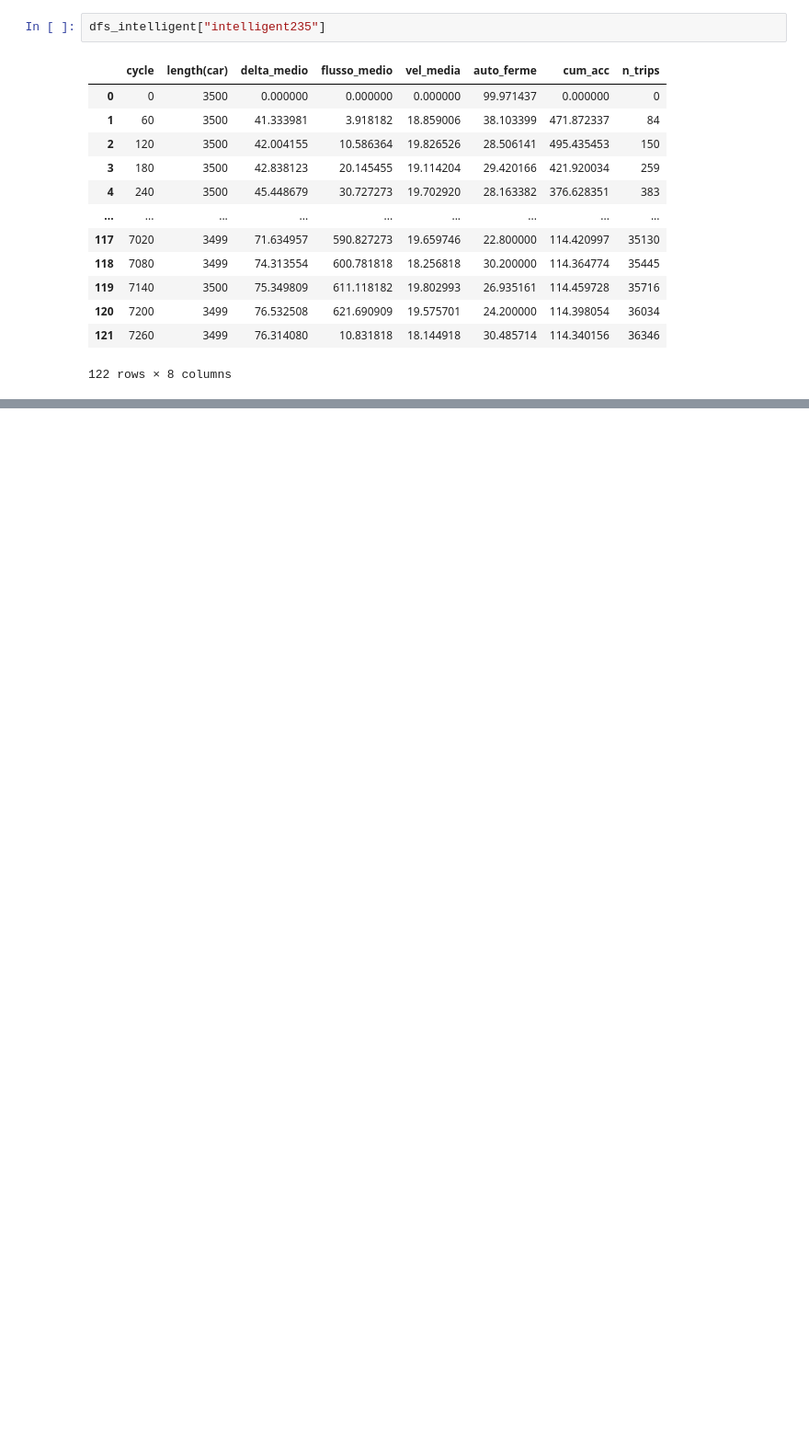
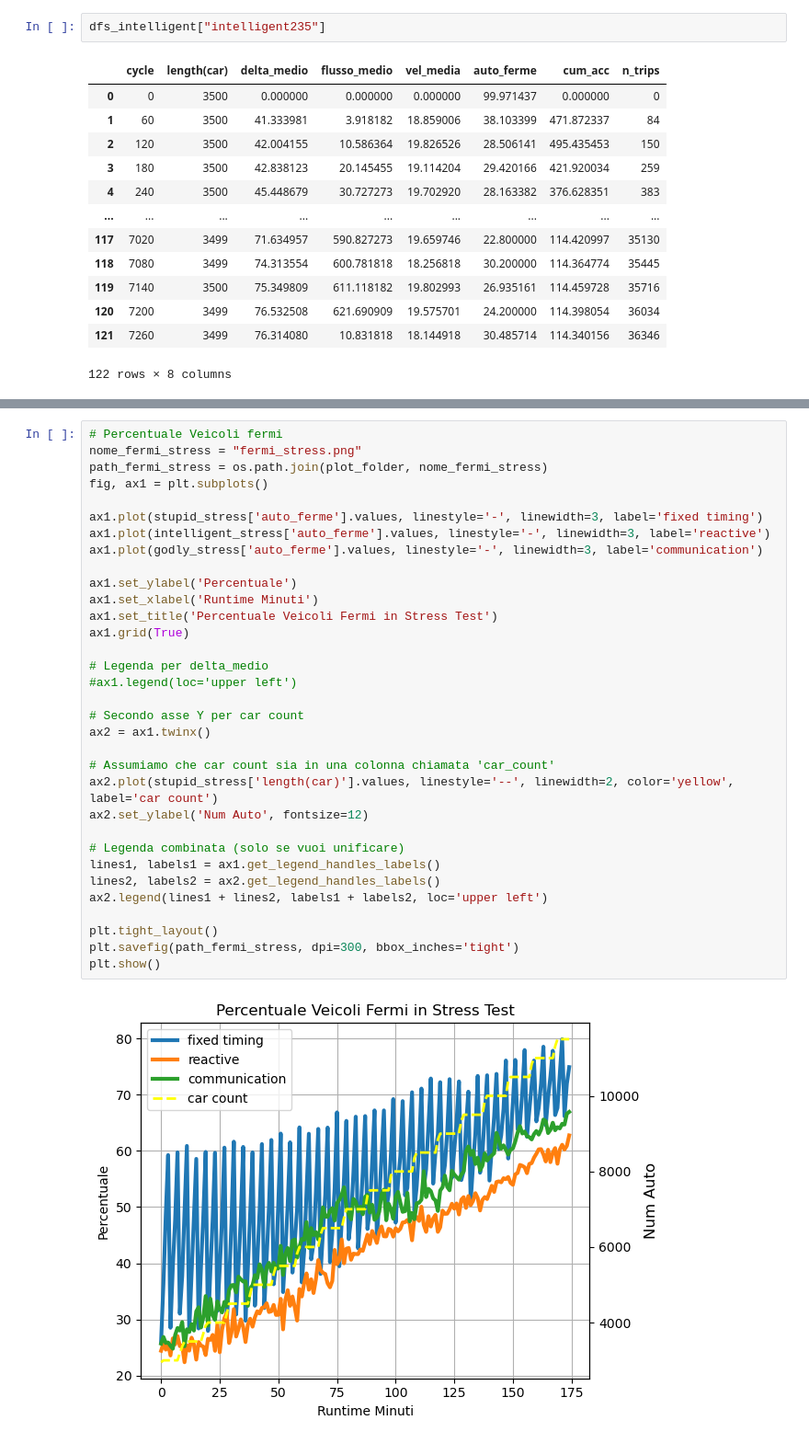
Before and after one commit to marcobianchi463/AB-lights, a Jupyter notebook: Traffic_Analysis.ipynb, the cells around one changed output, grey strips where cells are left out. Shown at 92% size. Cells and saved outputs as stored; diff of their text form; blank space fills up the shorter version.

Commit message:
Plot degli stress test

```diff
--- a/Traffic_Analysis.ipynb
+++ b/Traffic_Analysis.ipynb
@@ -478,0 +479,35 @@ plt.show()
+# %%
+# Percentuale Veicoli fermi
+nome_fermi_stress = "fermi_stress.png"
+path_fermi_stress = os.path.join(plot_folder, nome_fermi_stress)
+fig, ax1 = plt.subplots()
+
+ax1.plot(stupid_stress['auto_ferme'].values, linestyle='-', linewidth=3, label='fixed timing')
+ax1.plot(intelligent_stress['auto_ferme'].values, linestyle='-', linewidth=3, label='reactive')
+ax1.plot(godly_stress['auto_ferme'].values, linestyle='-', linewidth=3, label='communication')
+
+ax1.set_ylabel('Percentuale')
+ax1.set_xlabel('Runtime Minuti')
+ax1.set_title('Percentuale Veicoli Fermi in Stress Test')
+ax1.grid(True)
+
+# Legenda per delta_medio
+#ax1.legend(loc='upper left')
+
+# Secondo asse Y per car count
+ax2 = ax1.twinx()
+
+# Assumiamo che car count sia in una colonna chiamata 'car_count'
+ax2.plot(stupid_stress['length(car)'].values, linestyle='--', linewidth=2, color='yellow', label='car count')
+ax2.set_ylabel('Num Auto', fontsize=12)
+
+# Legenda combinata (solo se vuoi unificare)
+lines1, labels1 = ax1.get_legend_handles_labels()
+lines2, labels2 = ax2.get_legend_handles_labels()
+ax2.legend(lines1 + lines2, labels1 + labels2, loc='upper left')
+
+plt.tight_layout()
+plt.savefig(path_fermi_stress, dpi=300, bbox_inches='tight')
+plt.show()
+# %% [output]
+[figure, added]
```
Also changed, not shown: parts of 38 cells of this notebook, 3 other files.
